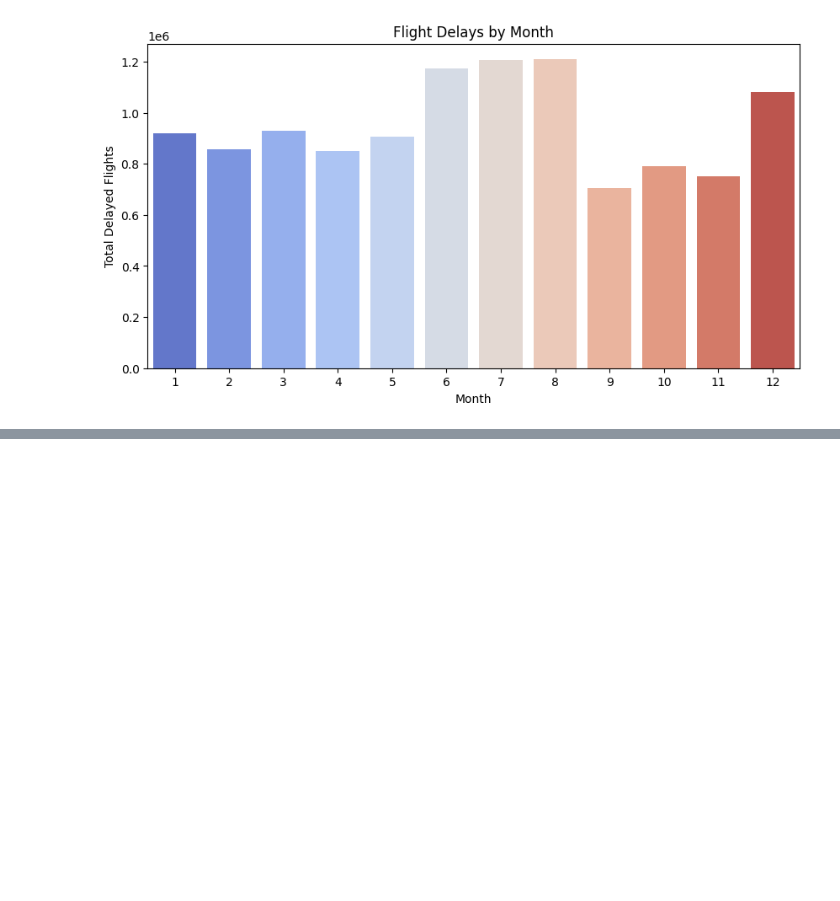
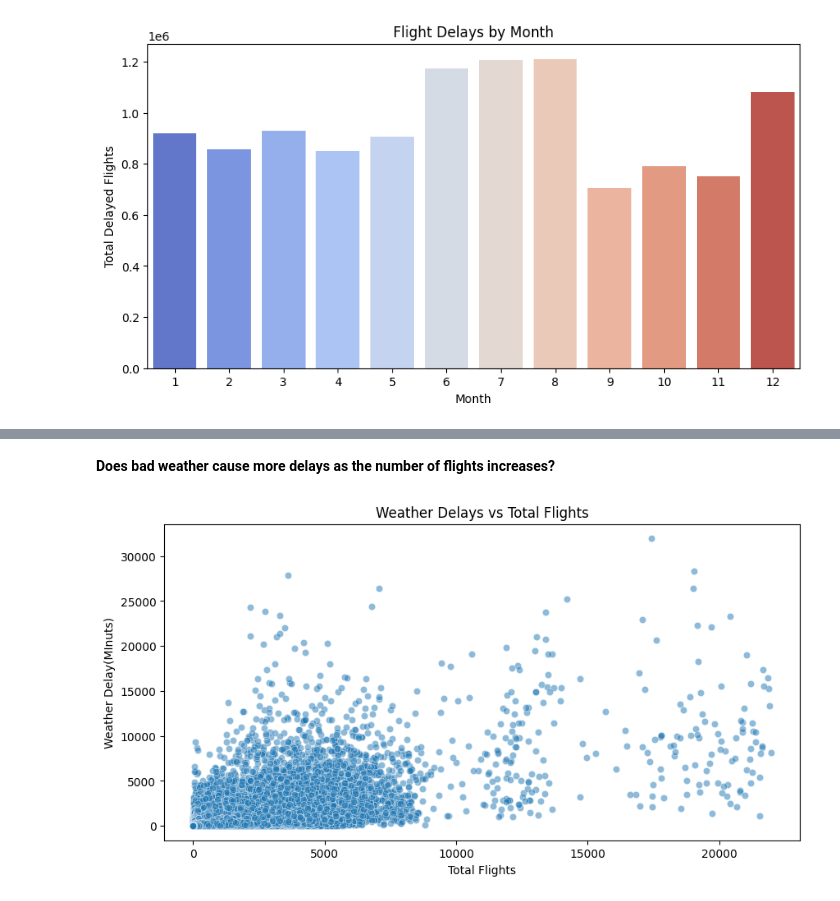
Before and after one commit to Abhishek-D8mik3/Flight-Delay-Analysis, a Jupyter notebook: project_1.ipynb, the cells around one changed output, grey strips where cells are left out. Drawn from its saved outputs; the diff is of its cells as text; code cells hidden in the pictures; blank space fills up the shorter version.

```diff
--- a/project_1.ipynb
+++ b/project_1.ipynb
@@ -269,0 +302,11 @@ Passing `palette` without assigning `hue` is deprecated and will be removed in v
+# %% [markdown]
+**Does bad weather cause more delays as the number of flights increases?**
+# %%
+plt.figure(figsize=(10,5))
+sns.scatterplot(x=df["arr_flights"],y=df["weather_delay"], alpha= 0.5)
+plt.title("Weather Delays vs Total Flights")
+plt.xlabel("Total Flights")
+plt.ylabel("Weather Delay(MInuts)")
+plt.show()
+# %% [output]
+[figure, added]
```
Also changed, not shown: parts of 33 cells of this notebook.
